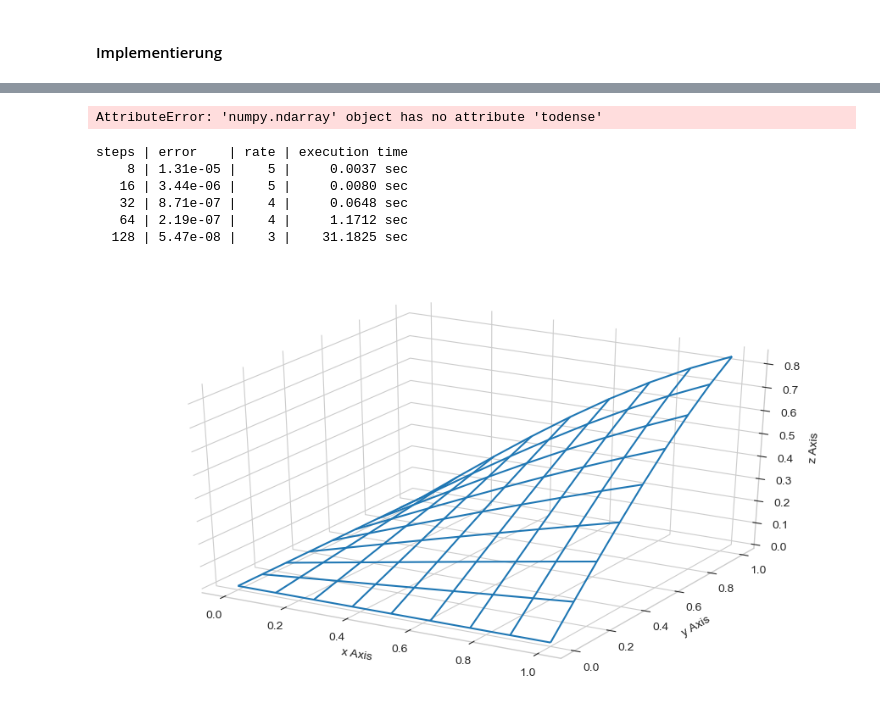
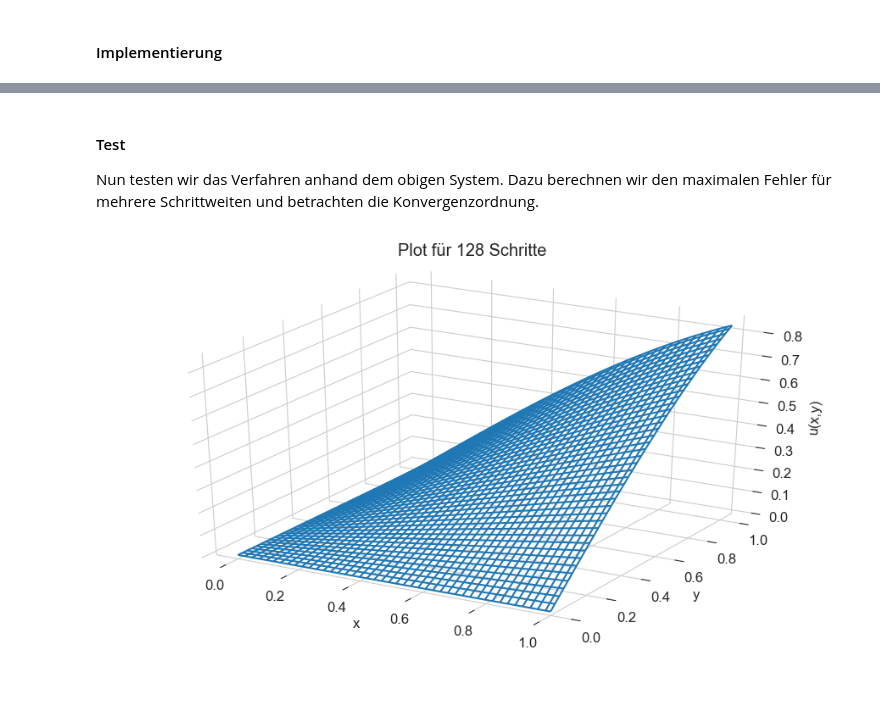
Before and after one commit to maxstollmayer/NuMeDiffG, a Jupyter notebook: Aufgabenblatt 6/Aufgabenblatt 6 Lösung.ipynb, the cells around one changed output, grey strips where cells are left out. Cells and saved outputs as stored; diff of their text form; code cells hidden in the pictures.

```diff
--- a/Aufgabenblatt 6/Aufgabenblatt 6 Lösung.ipynb
+++ b/Aufgabenblatt 6/Aufgabenblatt 6 Lösung.ipynb
@@ -44,13 +44,16 @@ Analog zur Rechnung mit der Taylorentwicklung erhält man die Konvergenzordnung
 # %%
 import numpy as np
 import scipy.sparse as sp
-import time
+from scipy.sparse.linalg import spsolve
 from matplotlib import pyplot as plt
 from mpl_toolkits.mplot3d import Axes3D
 
 plt.rcdefaults()
 plt.style.use("seaborn-whitegrid")
 plt.rc("figure", figsize=(11.2, 6.3))
+plt.rc("font", size=12)
+plt.rc("axes", edgecolor="white")
+plt.rc("legend", frameon=True, framealpha=0.8, facecolor="white", edgecolor="white")
 # %%
 def solvePoisson(f, g, a, b, N):
     '''
@@ -67,9 +70,10 @@ def solvePoisson(f, g, a, b, N):
     '''
 
     h = (b - a) / N
-    axis = a + h * np.arange(N+1)
+    axis = np.linspace(a, b, N+1)
 
-    y = f(axis[1:-1, None], axis[None, 1:-1])  # f values on the inner grid
+    # generate f values on the inner grid
+    y = f(axis[1:-1, None], axis[None, 1:-1])
 
     # generate boundary values
     g_bot = g(axis, a)
@@ -84,16 +88,16 @@ def solvePoisson(f, g, a, b, N):
     y[:, -1] += g_r[1:-1] / h**2
 
     # system matrix generation
-    ones = np.ones(N-1)
-    T = np.diagflat(-ones[:-1], -1) + np.diagflat(4 * ones) + np.diagflat(-ones[:-1], 1)
-    A = np.kron(np.eye(N-1), T)
-    A += np.kron(np.diagflat(np.ones(N-2), 1), -np.eye(N-1))
-    A += np.kron(np.diagflat(np.ones(N-2), -1), -np.eye(N-1))
-    A /= h**2
+    M = (N-1)**2
+    I1 = -sp.eye(M, M, N-1)
+    I2 = -sp.eye(M, M, 1-N)
+    T = -sp.eye(N-1, N-1, -1) + 4*sp.eye(N-1, N-1) - sp.eye(N-1, N-1, 1)
+    A = sp.block_diag((N-1)*(T,))
+    L = (I1 + A + I2) / h**2
 
-    # add reshaped solution of the system to output array
+    # add solution of the system to output array
     u = np.zeros((N+1, N+1))
-    u[1:N, 1:N] = np.linalg.solve(A, y.flatten()).reshape(N-1, N-1)
+    u[1:N, 1:N] = spsolve(L, y.flatten()).reshape((N-1, N-1))
 
     # add back boundary conditions
     u[0] = g_bot
@@ -181,50 +109,34 @@ steps = 2**np.arange(3,8)
-# %%
-errors = ()
-times = ()
-
-for N in steps:
-    h = (b - a) / N
-    axis = a + h * np.arange(N+1)
-    exact = v(axis[:, None], axis[None, :])
-
-    start = time.perf_counter()
-    u = solvePoisson(f, v, a, b, N)
-    end = time.perf_counter()
-
-    errors += (error(exact, u),)
-    times += (end - start,)
-# %% [output]
-AttributeError: 'numpy.ndarray' object has no attribute 'todense'
-# %%
-rates = rate(errors, (b - a) / steps)
-
-print("steps | error    | rate | execution time")
-for N, e, r, t in zip(steps, errors, rates, times):
-    print(f"  {N:3.0f} | {e:.2e} |   {r:2.0f} |    {t:7.4f} sec")
-# %% [output]
-steps | error    | rate | execution time
-    8 | 1.31e-05 |    5 |     0.0037 sec
-   16 | 3.44e-06 |    5 |     0.0080 sec
-   32 | 8.71e-07 |    4 |     0.0648 sec
-   64 | 2.19e-07 |    4 |     1.1712 sec
-  128 | 5.47e-08 |    3 |    31.1825 sec
+# %% [markdown]
+#### Test
+
+Nun testen wir das Verfahren anhand dem obigen System. Dazu berechnen wir den maximalen Fehler für mehrere Schrittweiten und betrachten die Konvergenzordnung.
 # %%
-N = 8
+def f(x,y):
+    return np.sin(x*y) * (x**2 + y**2)
+
+def v(x,y):
+    return np.sin(x*y)
+
+a = 0
+b = 1
+N = 128
+
 h = 1/N
 x, y = np.mgrid[0:1+h:h, 0:1+h:h]
 u = solvePoisson(f, v, a, b, N)
 
 fig = plt.figure()
 ax = fig.gca(projection="3d")
 
 ax.w_xaxis.pane.set_color("w")
 ax.w_yaxis.pane.set_color("w")
 ax.w_zaxis.pane.set_color("w")
-ax.set_xlabel("x Axis")
-ax.set_ylabel("y Axis")
-ax.set_zlabel("z Axis")
+ax.set_xlabel("x")
+ax.set_ylabel("y")
+ax.set_zlabel("u(x,y)")
+ax.set_title(f"Plot für {N} Schritte", pad=16)
 
 ax.plot_wireframe(x, y, u)
 plt.show()
 # %% [output]
-[figure, old version]
+[figure, new version]
```
Also changed, not shown: parts of 5 cells of this notebook, 2 other files.
